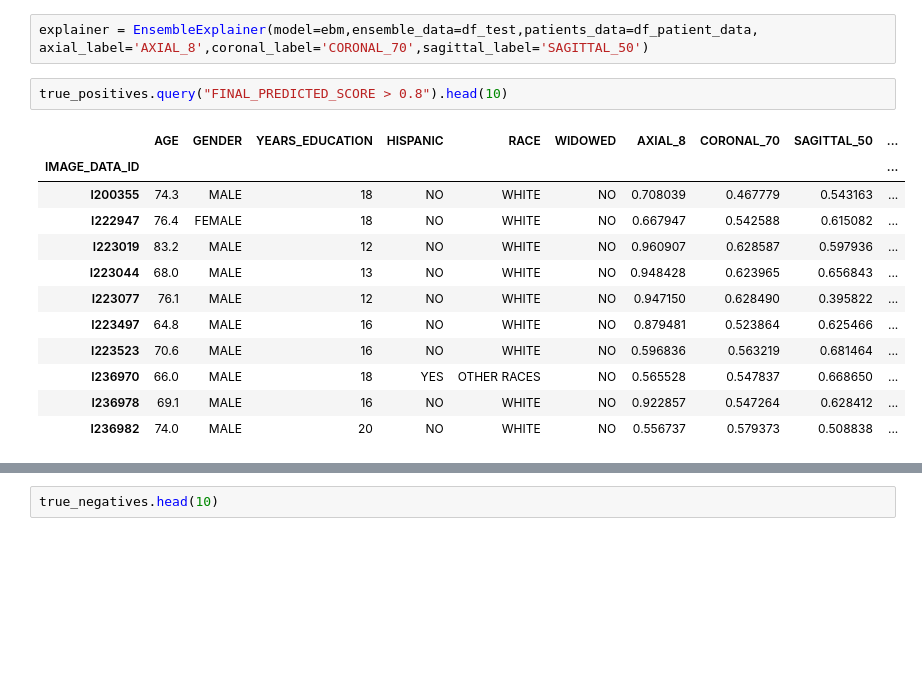
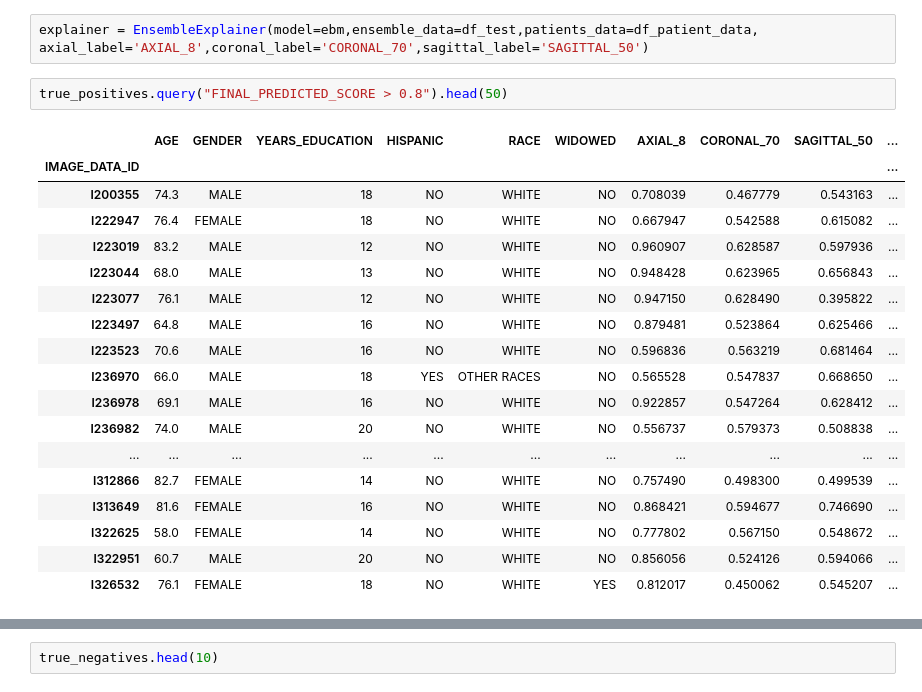
Before and after one commit to lucasthim/mmml-alzheimer-diagnosis, a Jupyter notebook: notebooks/dissertation/05_explanations_local_ensemble.ipynb, the cells around one changed output, grey strips where cells are left out. Saved outputs shown, nothing was run; the diff lists cells and outputs as text; blank space fills up the shorter version.

```diff
--- a/notebooks/dissertation/05_explanations_local_ensemble.ipynb
+++ b/notebooks/dissertation/05_explanations_local_ensemble.ipynb
@@ -249,18 +252,24 @@ cutoff
 explainer = EnsembleExplainer(model=ebm,ensemble_data=df_test,patients_data=df_patient_data,
 axial_label='AXIAL_8',coronal_label='CORONAL_70',sagittal_label='SAGITTAL_50')
 # %%
-true_positives.query("FINAL_PREDICTED_SCORE > 0.8").head(10)
+true_positives.query("FINAL_PREDICTED_SCORE > 0.8").head(50)
 # %% [output]
 |  | AGE | GENDER | YEARS_EDUCATION | HISPANIC | RACE | WIDOWED | AXIAL_8 | CORONAL_70 | SAGITTAL_50 | ... |
 | IMAGE_DATA_ID |  |  |  |  |  |  |  |  |  | ... |
 | I200355 | 74.3 | MALE | 18 | NO | WHITE | NO | 0.708039 | 0.467779 | 0.543163 | ... |
 | I222947 | 76.4 | FEMALE | 18 | NO | WHITE | NO | 0.667947 | 0.542588 | 0.615082 | ... |
 | I223019 | 83.2 | MALE | 12 | NO | WHITE | NO | 0.960907 | 0.628587 | 0.597936 | ... |
 | I223044 | 68.0 | MALE | 13 | NO | WHITE | NO | 0.948428 | 0.623965 | 0.656843 | ... |
 | I223077 | 76.1 | MALE | 12 | NO | WHITE | NO | 0.947150 | 0.628490 | 0.395822 | ... |
 | I223497 | 64.8 | MALE | 16 | NO | WHITE | NO | 0.879481 | 0.523864 | 0.625466 | ... |
 | I223523 | 70.6 | MALE | 16 | NO | WHITE | NO | 0.596836 | 0.563219 | 0.681464 | ... |
 | I236970 | 66.0 | MALE | 18 | YES | OTHER RACES | NO | 0.565528 | 0.547837 | 0.668650 | ... |
 | I236978 | 69.1 | MALE | 16 | NO | WHITE | NO | 0.922857 | 0.547264 | 0.628412 | ... |
 | I236982 | 74.0 | MALE | 20 | NO | WHITE | NO | 0.556737 | 0.579373 | 0.508838 | ... |
+| ... | ... | ... | ... | ... | ... | ... | ... | ... | ... | ... |
+| I312866 | 82.7 | FEMALE | 14 | NO | WHITE | NO | 0.757490 | 0.498300 | 0.499539 | ... |
+| I313649 | 81.6 | FEMALE | 16 | NO | WHITE | NO | 0.868421 | 0.594677 | 0.746690 | ... |
+| I322625 | 58.0 | FEMALE | 14 | NO | WHITE | NO | 0.777802 | 0.567150 | 0.548672 | ... |
+| I322951 | 60.7 | MALE | 20 | NO | WHITE | NO | 0.856056 | 0.524126 | 0.594066 | ... |
+| I326532 | 76.1 | FEMALE | 18 | NO | WHITE | YES | 0.812017 | 0.450062 | 0.545207 | ... |
 # %%
```
Also changed, not shown: parts of 2 cells of this notebook, 1 other file.
